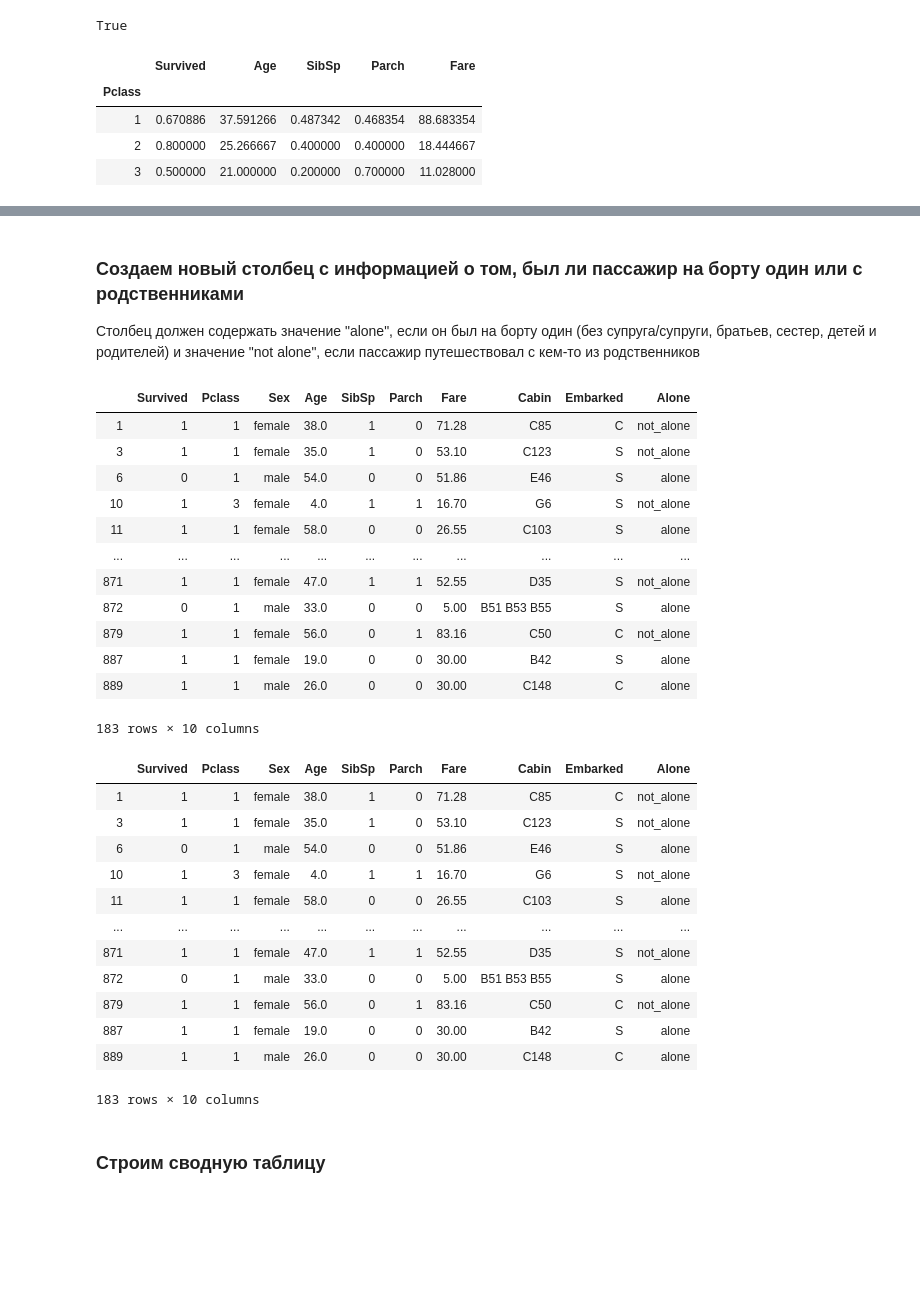
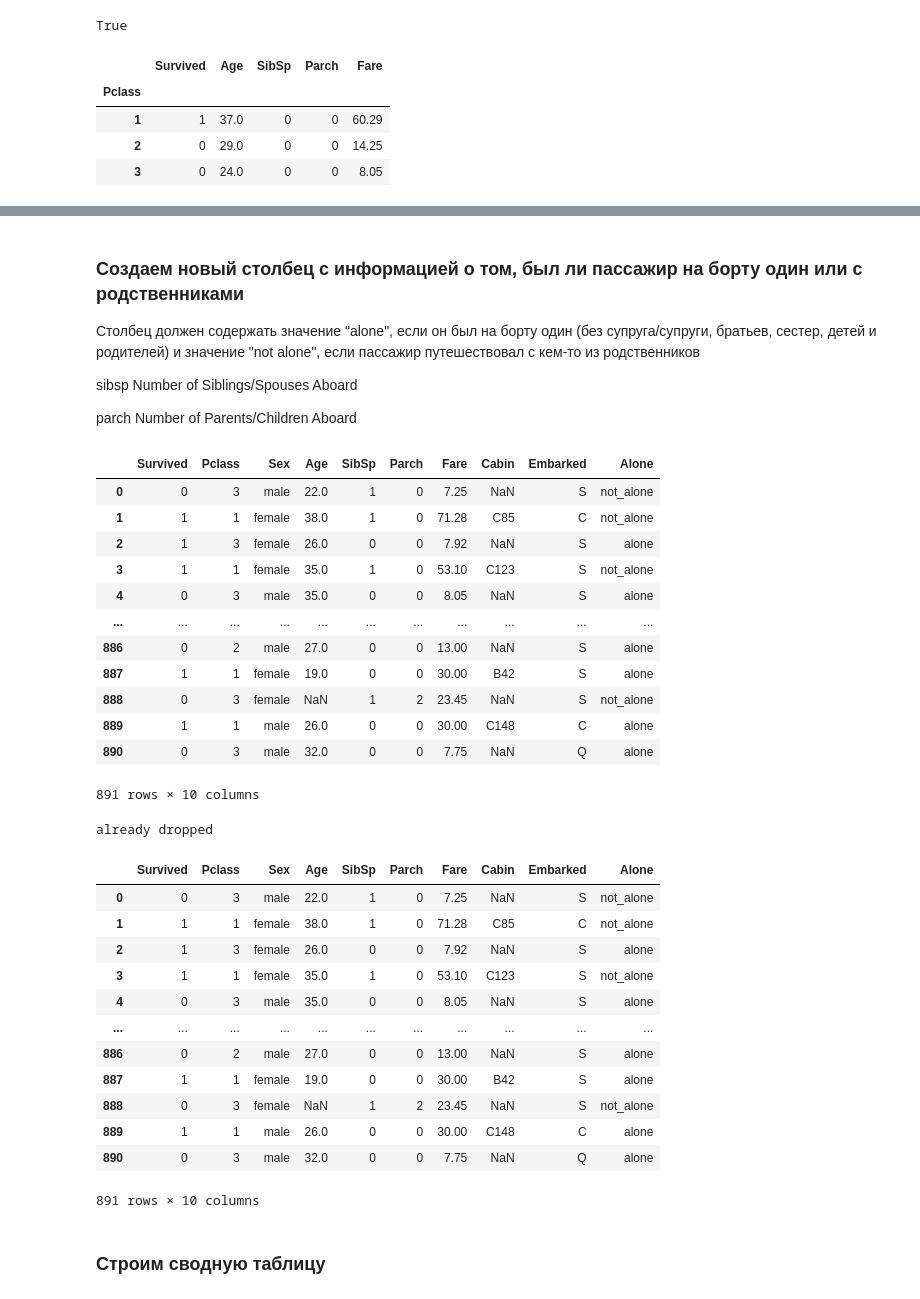
Before and after one commit to alnagaev/python_lessons, a Jupyter notebook: Очистка_данных_и_создание_новых.ipynb, the cells around one changed output, grey strips where cells are left out. Saved outputs shown, nothing was run; the diff lists cells and outputs as text; code cells hidden in the pictures; blank space fills up the shorter version.

```diff
--- a/Очистка_данных_и_создание_новых.ipynb
+++ b/Очистка_данных_и_создание_новых.ipynb
@@ -82,6 +113,6 @@ Nan = not a number
 # %% [markdown]
 ### Пропущенные значения можно удалить, но скорее так делать не следует
 # %%
-df = df.dropna()
+df.dropna()
 
 #можно настраивать и изменять способ удаления данных, например с помощью параметра thresh=2, который оставит строки с боллее чем 2 непустыми значениями
@@ -175,13 +230,13 @@ Name: Age, Length: 183, dtype: float64
 # %% [output]
 True
 # %%
-df.groupby('Pclass').agg('mean')
+df.groupby('Pclass').agg('median')
 # %% [output]
 |  | Survived | Age | SibSp | Parch | Fare |
 | Pclass |  |  |  |  |  |
-| 1 | 0.670886 | 37.591266 | 0.487342 | 0.468354 | 88.683354 |
-| 2 | 0.800000 | 25.266667 | 0.400000 | 0.400000 | 18.444667 |
-| 3 | 0.500000 | 21.000000 | 0.200000 | 0.700000 | 11.028000 |
+| 1 | 1 | 37.0 | 0 | 0 | 60.29 |
+| 2 | 0 | 29.0 | 0 | 0 | 14.25 |
+| 3 | 0 | 24.0 | 0 | 0 | 8.05 |
 # %% [markdown]
 Принцип действия **groupby**
 ![](https://i.stack.imgur.com/sgCn1.jpg)
@@ -194,6 +249,10 @@ df.groupby('Pclass').agg('mean')
 # %% [markdown]
 ### Создаем новый столбец с информацией о том, был ли пассажир на борту один или с родственниками
 Столбец должен содержать значение "alone", если он был на борту один (без супруга/супруги, братьев, сестер, детей и родителей) и значение "not alone", если пассажир путешествовал с кем-то из родственников
+
+sibsp Number of Siblings/Spouses Aboard
+
+parch Number of Parents/Children Aboard
 # %%
 # Способ 1: с помощью именной функции и apply
 def alone_check(row):
@@ -205,37 +264,41 @@ df['Alone'] = df.apply(alone_check, axis=1)
 df
 # %% [output]
 |  | Survived | Pclass | Sex | Age | SibSp | Parch | Fare | Cabin | Embarked | Alone |
+| 0 | 0 | 3 | male | 22.0 | 1 | 0 | 7.25 | NaN | S | not_alone |
 | 1 | 1 | 1 | female | 38.0 | 1 | 0 | 71.28 | C85 | C | not_alone |
+| 2 | 1 | 3 | female | 26.0 | 0 | 0 | 7.92 | NaN | S | alone |
 | 3 | 1 | 1 | female | 35.0 | 1 | 0 | 53.10 | C123 | S | not_alone |
-| 6 | 0 | 1 | male | 54.0 | 0 | 0 | 51.86 | E46 | S | alone |
-| 10 | 1 | 3 | female | 4.0 | 1 | 1 | 16.70 | G6 | S | not_alone |
-| 11 | 1 | 1 | female | 58.0 | 0 | 0 | 26.55 | C103 | S | alone |
+| 4 | 0 | 3 | male | 35.0 | 0 | 0 | 8.05 | NaN | S | alone |
 | ... | ... | ... | ... | ... | ... | ... | ... | ... | ... | ... |
-| 871 | 1 | 1 | female | 47.0 | 1 | 1 | 52.55 | D35 | S | not_alone |
-| 872 | 0 | 1 | male | 33.0 | 0 | 0 | 5.00 | B51 B53 B55 | S | alone |
-| 879 | 1 | 1 | female | 56.0 | 0 | 1 | 83.16 | C50 | C | not_alone |
+| 886 | 0 | 2 | male | 27.0 | 0 | 0 | 13.00 | NaN | S | alone |
 | 887 | 1 | 1 | female | 19.0 | 0 | 0 | 30.00 | B42 | S | alone |
+| 888 | 0 | 3 | female | NaN | 1 | 2 | 23.45 | NaN | S | not_alone |
 | 889 | 1 | 1 | male | 26.0 | 0 | 0 | 30.00 | C148 | C | alone |
+| 890 | 0 | 3 | male | 32.0 | 0 | 0 | 7.75 | NaN | Q | alone |
-183 rows × 10 columns
+891 rows × 10 columns
 # %%
 # Способ 2: с помощью lambda-функции
-df.drop('Alone', axis=1, inplace = True)
+try:
+    df.drop('Alone', axis=1, inplace = True)
+except KeyError:
+    print('already dropped')
 
 df['Alone'] = df.apply(lambda x: 'not_alone' if x['SibSp'] or x['Parch'] > 0 else 'alone', axis = 1)
 df
 # %% [output]
+already dropped
 |  | Survived | Pclass | Sex | Age | SibSp | Parch | Fare | Cabin | Embarked | Alone |
+| 0 | 0 | 3 | male | 22.0 | 1 | 0 | 7.25 | NaN | S | not_alone |
 | 1 | 1 | 1 | female | 38.0 | 1 | 0 | 71.28 | C85 | C | not_alone |
+| 2 | 1 | 3 | female | 26.0 | 0 | 0 | 7.92 | NaN | S | alone |
 | 3 | 1 | 1 | female | 35.0 | 1 | 0 | 53.10 | C123 | S | not_alone |
-| 6 | 0 | 1 | male | 54.0 | 0 | 0 | 51.86 | E46 | S | alone |
-| 10 | 1 | 3 | female | 4.0 | 1 | 1 | 16.70 | G6 | S | not_alone |
-| 11 | 1 | 1 | female | 58.0 | 0 | 0 | 26.55 | C103 | S | alone |
+| 4 | 0 | 3 | male | 35.0 | 0 | 0 | 8.05 | NaN | S | alone |
 | ... | ... | ... | ... | ... | ... | ... | ... | ... | ... | ... |
-| 871 | 1 | 1 | female | 47.0 | 1 | 1 | 52.55 | D35 | S | not_alone |
-| 872 | 0 | 1 | male | 33.0 | 0 | 0 | 5.00 | B51 B53 B55 | S | alone |
-| 879 | 1 | 1 | female | 56.0 | 0 | 1 | 83.16 | C50 | C | not_alone |
+| 886 | 0 | 2 | male | 27.0 | 0 | 0 | 13.00 | NaN | S | alone |
 | 887 | 1 | 1 | female | 19.0 | 0 | 0 | 30.00 | B42 | S | alone |
+| 888 | 0 | 3 | female | NaN | 1 | 2 | 23.45 | NaN | S | not_alone |
 | 889 | 1 | 1 | male | 26.0 | 0 | 0 | 30.00 | C148 | C | alone |
+| 890 | 0 | 3 | male | 32.0 | 0 | 0 | 7.75 | NaN | Q | alone |
-183 rows × 10 columns
+891 rows × 10 columns
 # %% [markdown]
 ### Строим сводную таблицу
```
Also changed, not shown: parts of 31 cells of this notebook.
